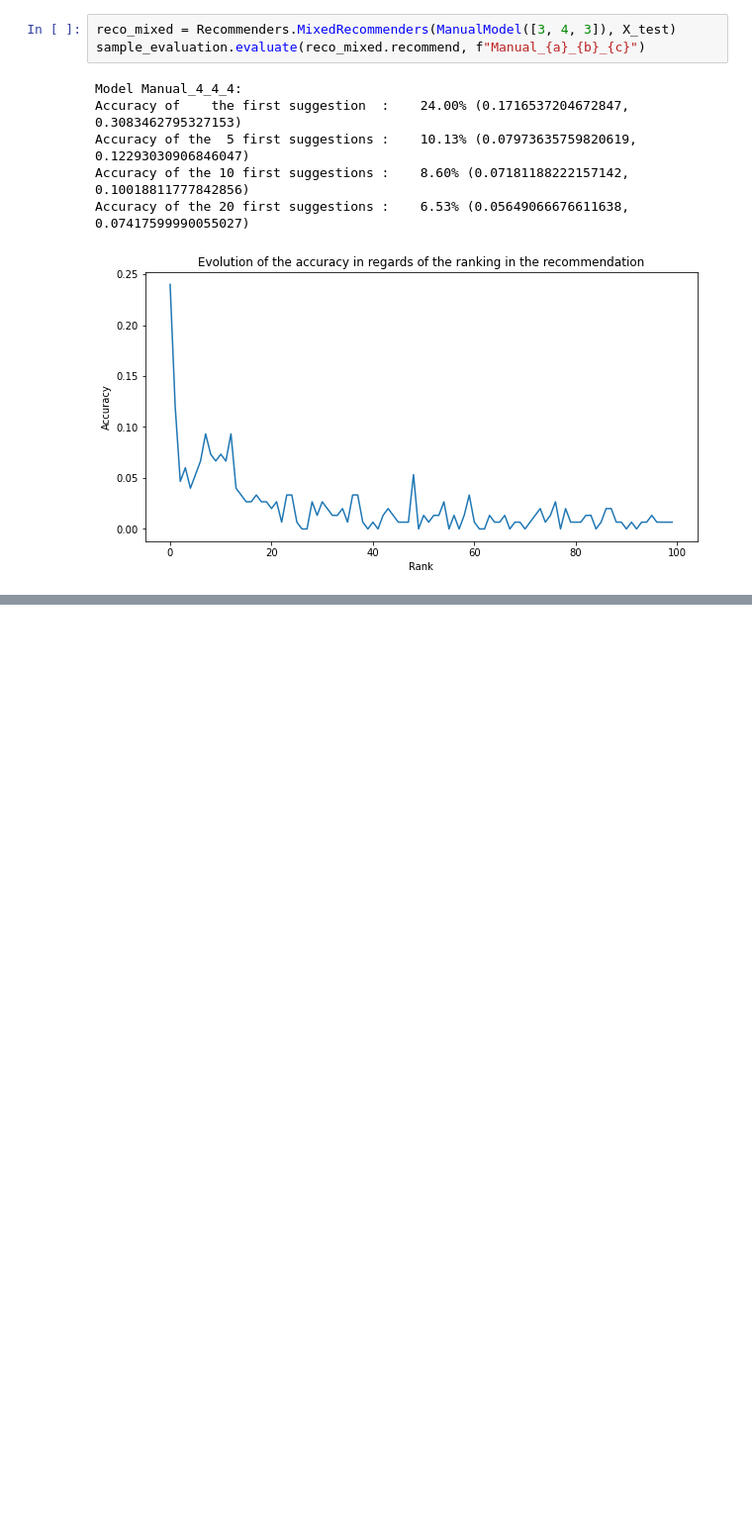
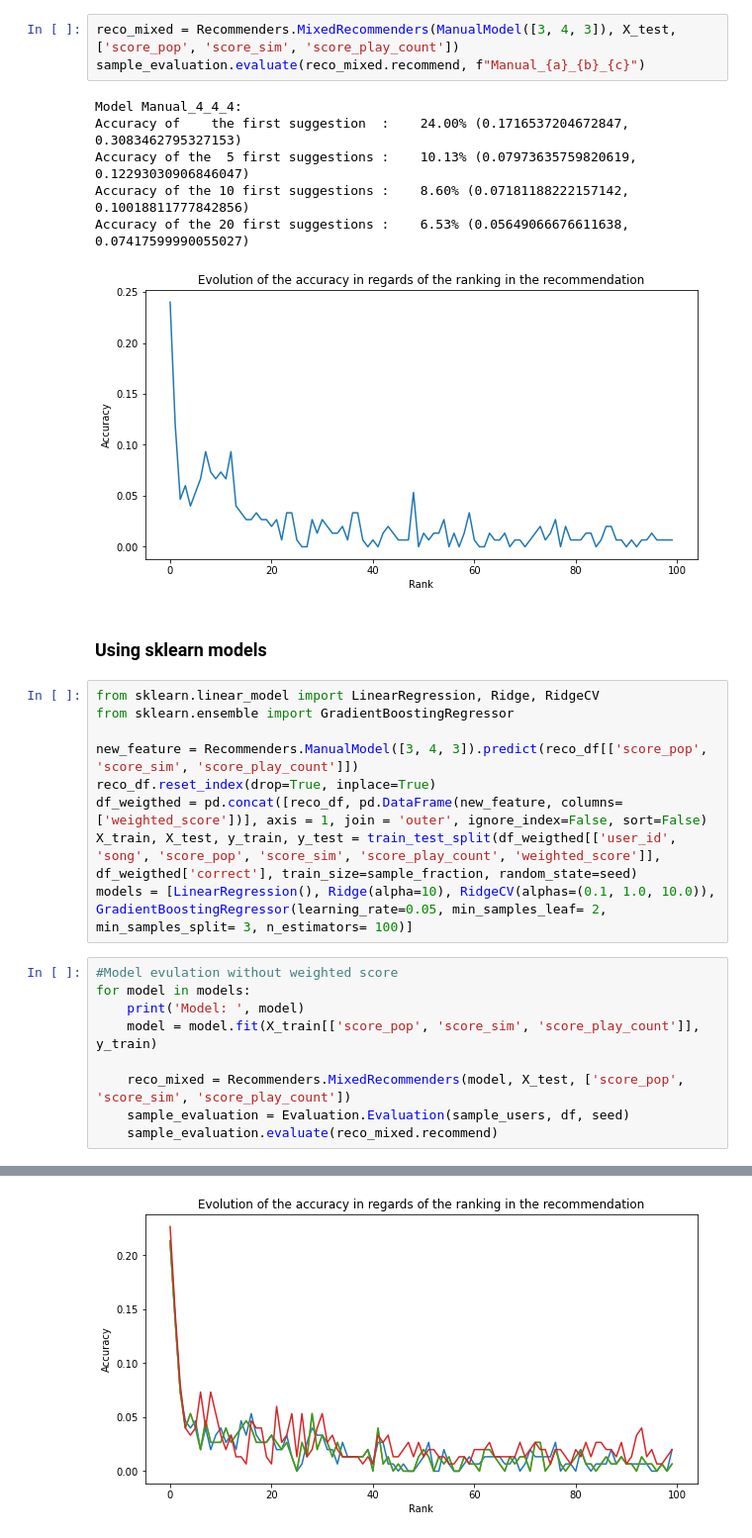
Before and after one commit to PierreChag/fml-spotify-recommendation, a Jupyter notebook: Recommender.ipynb, the cells around one changed output, grey strips where cells are left out. Shown: that part at 99% size. Drawn from its saved outputs; the diff is of its cells as text; blank space fills up the shorter version.

```diff
--- a/Recommender.ipynb
+++ b/Recommender.ipynb
@@ -326,7 +325,7 @@ Accuracy of the 10 first suggestions :    9.73% (0.08233313634193452, 0.11233353
 Accuracy of the 20 first suggestions :    6.67% (0.05774059802105069, 0.07559273531228264)
 [figure]
 # %%
-reco_mixed = Recommenders.MixedRecommenders(ManualModel([3, 4, 3]), X_test)
+reco_mixed = Recommenders.MixedRecommenders(ManualModel([3, 4, 3]), X_test, ['score_pop', 'score_sim', 'score_play_count'])
 sample_evaluation.evaluate(reco_mixed.recommend, f"Manual_{a}_{b}_{c}")
 # %% [output]
 Model Manual_4_4_4:
@@ -335,3 +334,24 @@ Accuracy of the  5 first suggestions :    10.13% (0.07973635759820619, 0.1229303
 Accuracy of the 10 first suggestions :    8.60% (0.07181188222157142, 0.10018811777842856)
 Accuracy of the 20 first suggestions :    6.53% (0.05649066676611638, 0.07417599990055027)
 [figure]
+# %% [markdown]
+### Using sklearn models
+# %%
+from sklearn.linear_model import LinearRegression, Ridge, RidgeCV
+from sklearn.ensemble import GradientBoostingRegressor
+
+new_feature = Recommenders.ManualModel([3, 4, 3]).predict(reco_df[['score_pop', 'score_sim', 'score_play_count']])
+reco_df.reset_index(drop=True, inplace=True)
+df_weigthed = pd.concat([reco_df, pd.DataFrame(new_feature, columns=['weighted_score'])], axis = 1, join = 'outer', ignore_index=False, sort=False)
+X_train, X_test, y_train, y_test = train_test_split(df_weigthed[['user_id', 'song', 'score_pop', 'score_sim', 'score_play_count', 'weighted_score']], df_weigthed['correct'], train_size=sample_fraction, random_state=seed)
+models = [LinearRegression(), Ridge(alpha=10), RidgeCV(alphas=(0.1, 1.0, 10.0)), GradientBoostingRegressor(learning_rate=0.05, min_samples_leaf= 2, min_samples_split= 3, n_estimators= 100)]
+# %%
+#Model evulation without weighted score
+for model in models:
+    print('Model: ', model)
+    model = model.fit(X_train[['score_pop', 'score_sim', 'score_play_count']], y_train)
+
+    reco_mixed = Recommenders.MixedRecommenders(model, X_test, ['score_pop', 'score_sim', 'score_play_count'])
+    sample_evaluation = Evaluation.Evaluation(sample_users, df, seed)
+    sample_evaluation.evaluate(reco_mixed.recommend)
+# %% [output]
@@ -337,0 +375 @@ Accuracy of the 20 first suggestions :    6.53% (0.05649066676611638, 0.07417599
+[figure, added]
```
Also changed, not shown: parts of 6 cells of this notebook, 1 other file.
